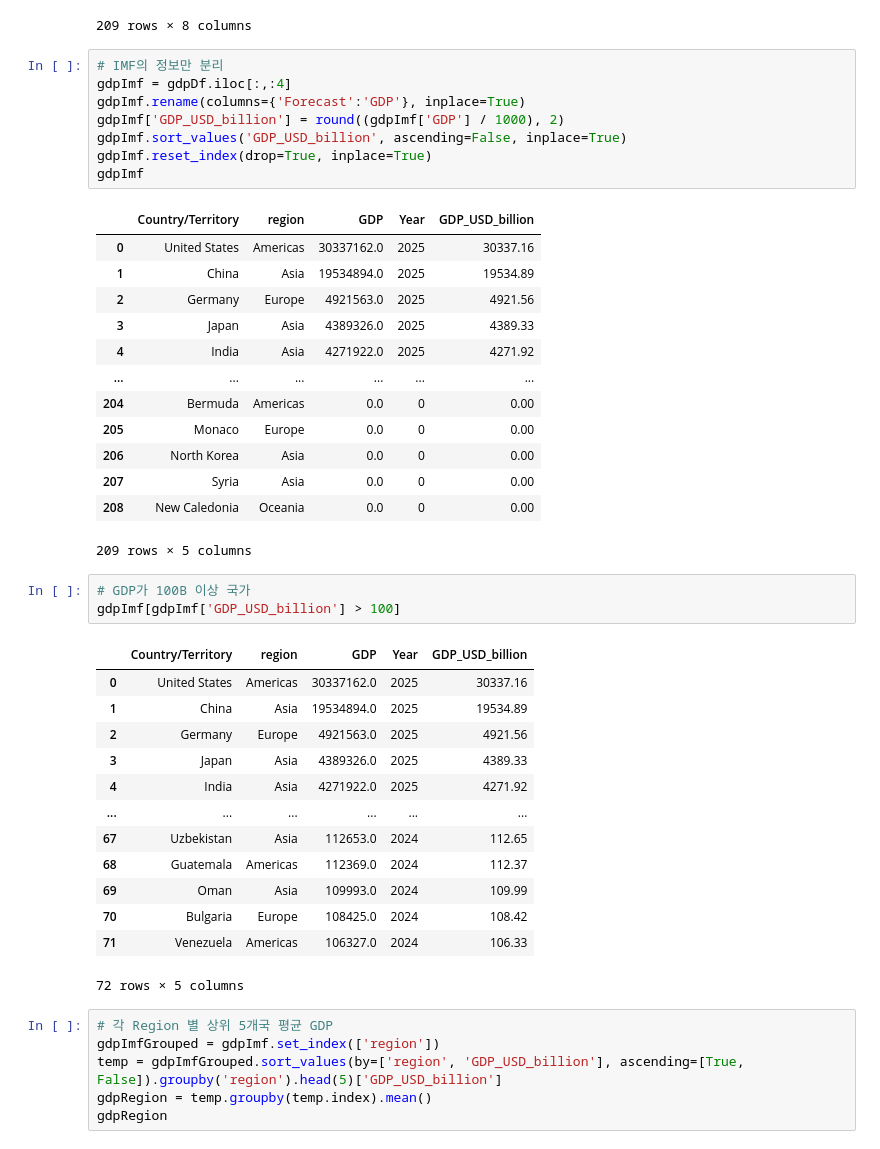
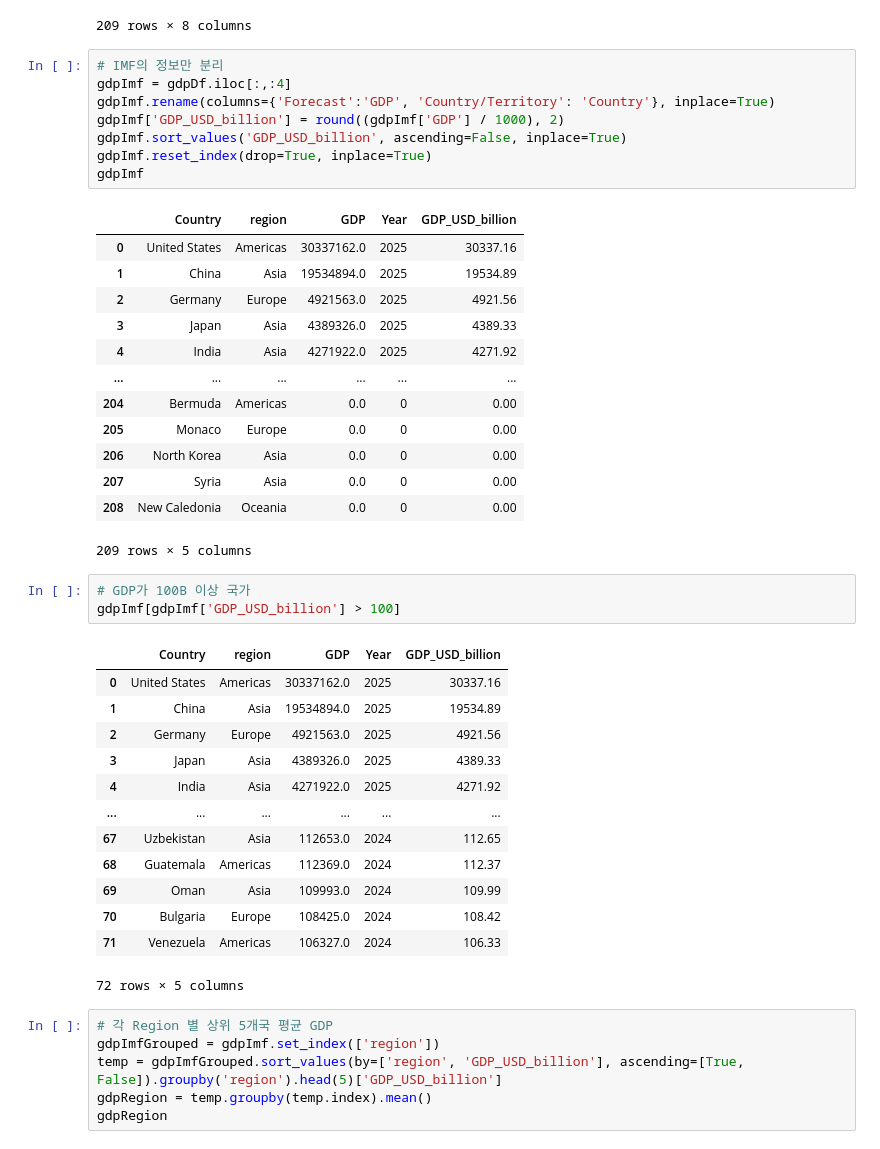
Before and after one commit to cleonno3o/Softeer-Wiki, a Jupyter notebook: W1/M3/m3.ipynb, the cells around one changed output. Drawn from its saved outputs; the diff is of its cells as text.

```diff
--- a/W1/M3/m3.ipynb
+++ b/W1/M3/m3.ipynb
@@ -144,13 +144,13 @@ gdpDf
 # %%
 # IMF의 정보만 분리
 gdpImf = gdpDf.iloc[:,:4]
-gdpImf.rename(columns={'Forecast':'GDP'}, inplace=True)
+gdpImf.rename(columns={'Forecast':'GDP', 'Country/Territory': 'Country'}, inplace=True)
 gdpImf['GDP_USD_billion'] = round((gdpImf['GDP'] / 1000), 2)
 gdpImf.sort_values('GDP_USD_billion', ascending=False, inplace=True)
 gdpImf.reset_index(drop=True, inplace=True)
 gdpImf
 # %% [output]
-|  | Country/Territory | region | GDP | Year | GDP_USD_billion |
+|  | Country | region | GDP | Year | GDP_USD_billion |
 | 0 | United States | Americas | 30337162.0 | 2025 | 30337.16 |
 | 1 | China | Asia | 19534894.0 | 2025 | 19534.89 |
 | 2 | Germany | Europe | 4921563.0 | 2025 | 4921.56 |
@@ -167,7 +167,7 @@ gdpImf
 # GDP가 100B 이상 국가
 gdpImf[gdpImf['GDP_USD_billion'] > 100]
 # %% [output]
-|  | Country/Territory | region | GDP | Year | GDP_USD_billion |
+|  | Country | region | GDP | Year | GDP_USD_billion |
 | 0 | United States | Americas | 30337162.0 | 2025 | 30337.16 |
 | 1 | China | Asia | 19534894.0 | 2025 | 19534.89 |
 | 2 | Germany | Europe | 4921563.0 | 2025 | 4921.56 |
```
Also changed, not shown: parts of 1 cell of this notebook, 9 other files.
